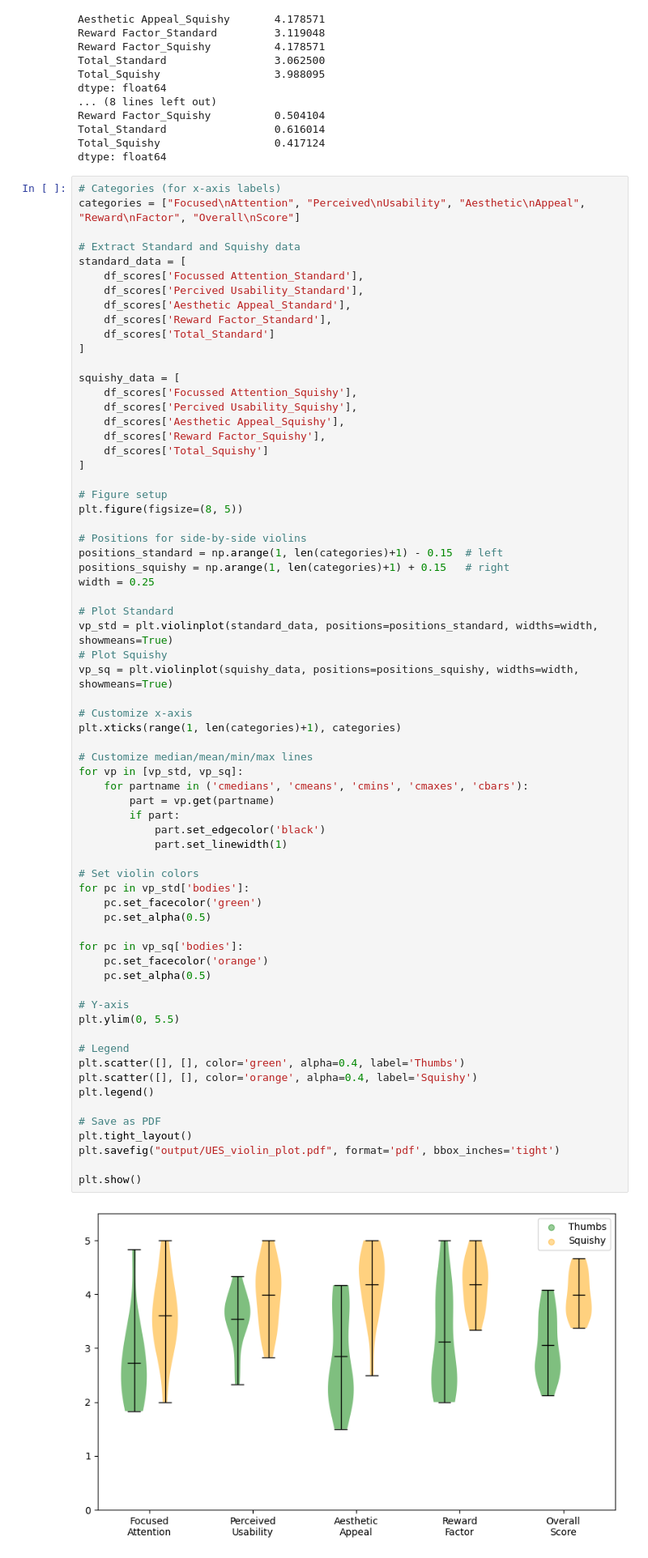
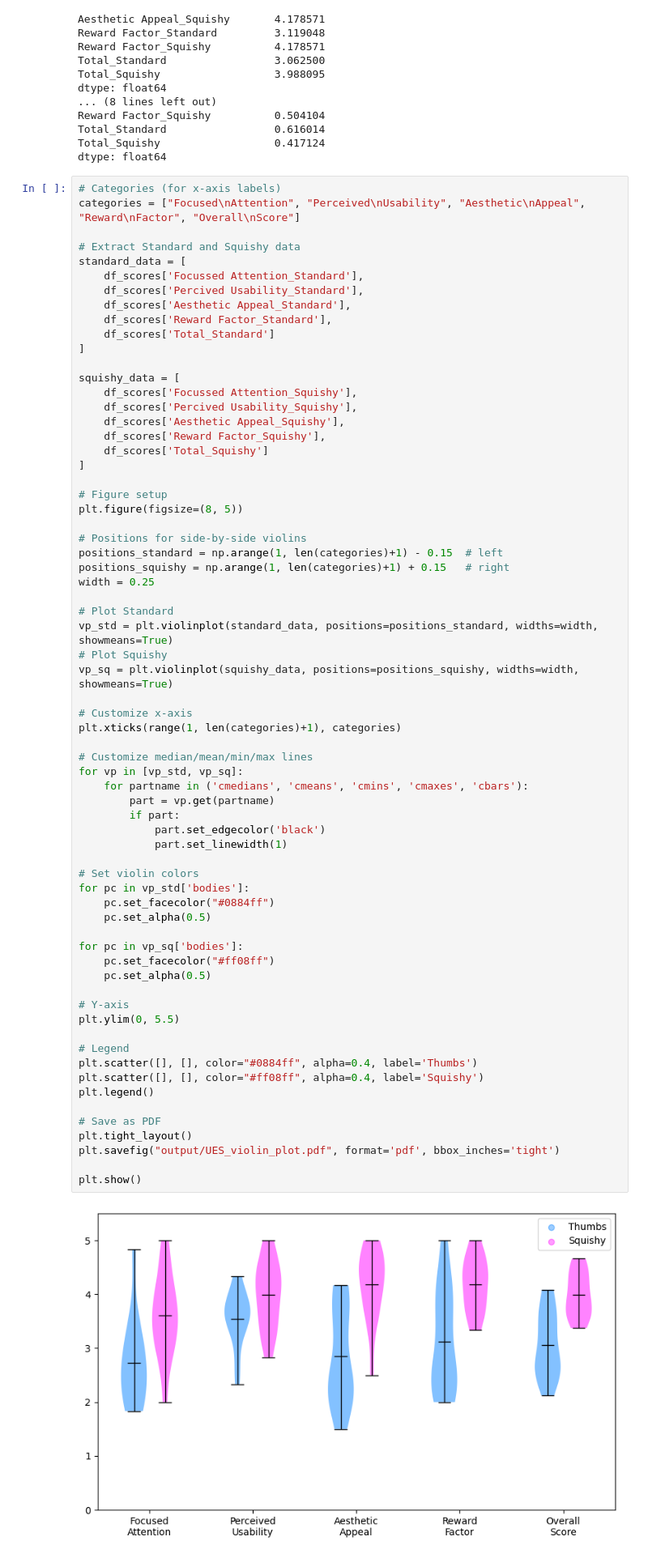
Before and after one commit to Phlipinator/Squishy-Data-Analysis, a Jupyter notebook: UES_MeanOverTasks.ipynb, the cells around one changed output. Shown at 81% size. Cells and saved outputs as stored; diff of their text form.

```diff
--- a/UES_MeanOverTasks.ipynb
+++ b/UES_MeanOverTasks.ipynb
@@ -228,38 +228,38 @@ vp_sq = plt.violinplot(squishy_data, positions=positions_squishy, widths=width,
 # Customize x-axis
 plt.xticks(range(1, len(categories)+1), categories)
 
 # Customize median/mean/min/max lines
 for vp in [vp_std, vp_sq]:
     for partname in ('cmedians', 'cmeans', 'cmins', 'cmaxes', 'cbars'):
         part = vp.get(partname)
         if part:
             part.set_edgecolor('black')
             part.set_linewidth(1)
 
 # Set violin colors
 for pc in vp_std['bodies']:
-    pc.set_facecolor('green')
+    pc.set_facecolor("#0884ff")
     pc.set_alpha(0.5)
 
 for pc in vp_sq['bodies']:
-    pc.set_facecolor('orange')
+    pc.set_facecolor("#ff08ff")
     pc.set_alpha(0.5)
 
 # Y-axis
 plt.ylim(0, 5.5)
 
 # Legend
-plt.scatter([], [], color='green', alpha=0.4, label='Thumbs')
-plt.scatter([], [], color='orange', alpha=0.4, label='Squishy')
+plt.scatter([], [], color="#0884ff", alpha=0.4, label='Thumbs')
+plt.scatter([], [], color="#ff08ff", alpha=0.4, label='Squishy')
 plt.legend()
 
 # Save as PDF
 plt.tight_layout()
 plt.savefig("output/UES_violin_plot.pdf", format='pdf', bbox_inches='tight')
 
 plt.show()
 # %% [output]
-[figure, old version]
+[figure, new version]
 # %%
 # Shapiro - Wilk Test on Scores
 
```
Also changed, not shown: 3 other files.
